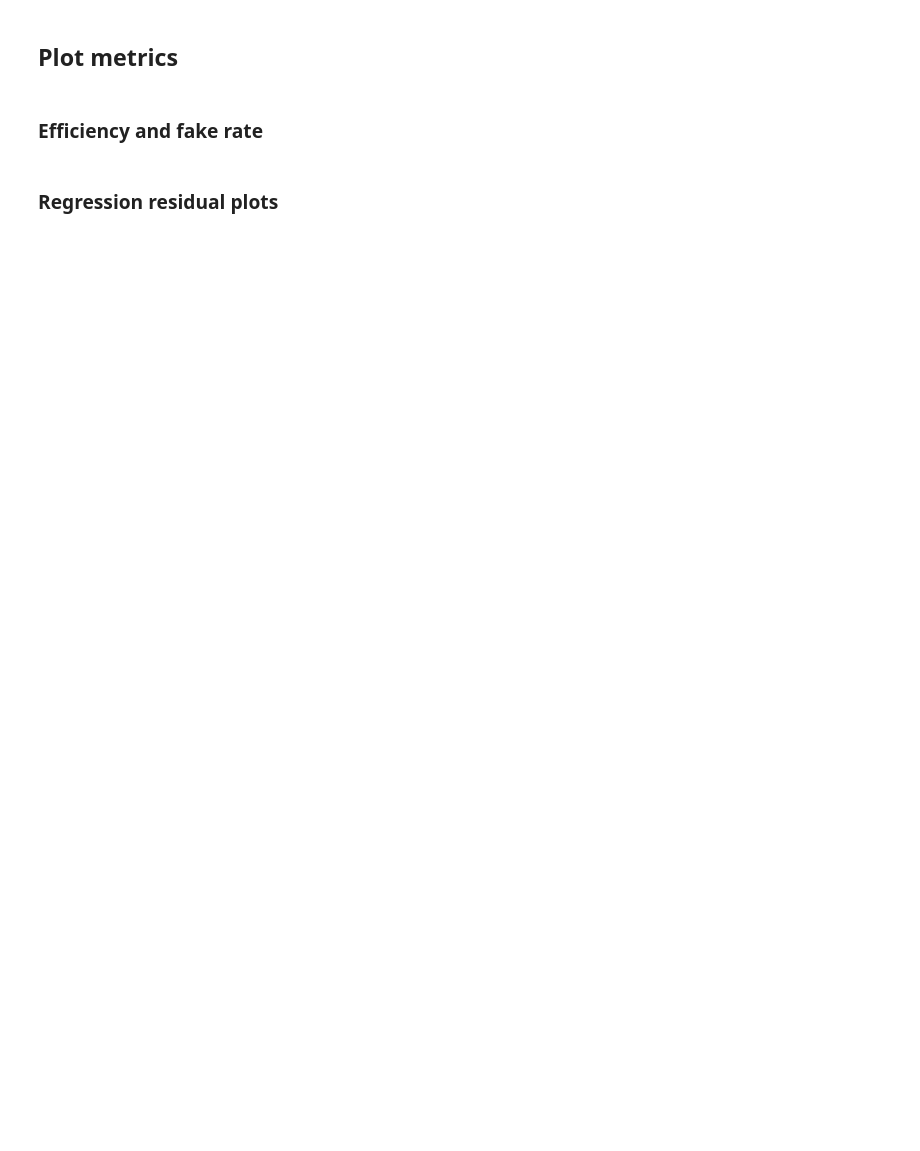
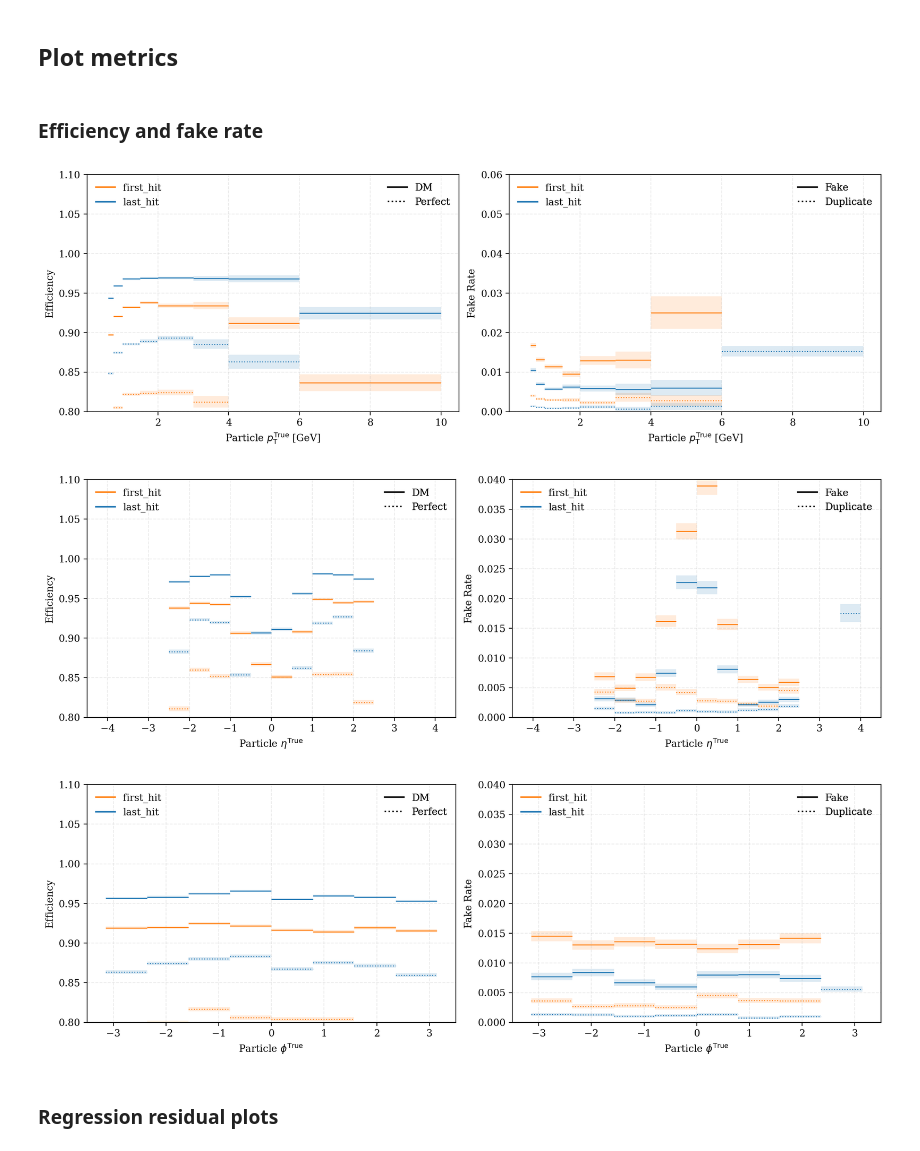
Before and after one commit to mungomangat/hepattn, a Jupyter notebook: src/hepattn/experiments/trackml/eval/tracking_output_plots.ipynb, the cells around one changed output. Cells and saved outputs as stored; diff of their text form; code cells hidden in the pictures; blank space fills up the shorter version.

Commit message:
Adapting plotting notebook to work for dynamic query analysis

```diff
--- a/src/hepattn/experiments/trackml/eval/tracking_output_plots.ipynb
+++ b/src/hepattn/experiments/trackml/eval/tracking_output_plots.ipynb
@@ -25,16 +28,8 @@ plt.rcParams["figure.constrained_layout.use"] = True
 ## Plot parameters
 # %%
 training_colours = {
-    "Paper": "tab:green",
-    "TRK-v0 0.9 GeV": "tab:orange",  # |eta| < 4.0
-    "trackml 1 GeV": "tab:blue",  # |eta| < 2.5
-    "trackml 0.6 GeV": "mediumvioletred",
-    "thresh_low_iou": "tab:green",
-    "thresh_low_iou2": "tab:green",
-    "thresh_low": "cornflowerblue",
-    "1 GeV": "mediumseagreen",
-    "iou": "mediumseagreen",
-    "baseline": "red",
+    "first_hit": "tab:orange",
+    "last_hit": "tab:blue",
 }
 
 qty_bins = {
@@ -120,7 +131,7 @@ plot_fr = True
 # plot_trainings = {"baseline"}  # trainings to be included in plot
 plot_trainings = tracking_fnames.keys()
 for qty in particle_targets:
-    if qty not in {"pt", "eta", "phi"}:
+    if qty not in {"pt", "eta", "phi", "vz"}:
         continue
 
     axlist = []
@@ -200,33 +211,37 @@ for qty in particle_targets:
             i.set_xticks(np.arange(start=2, stop=11, step=2))
         if qty == "eta":
             i.set_xlim([-4.5, 4.5])
             i.set_xticks(np.arange(start=-4, stop=4.5, step=1))
         if qty == "phi":
             i.set_xlim([-3.5, 3.5])
             i.set_xticks(np.arange(start=-3, stop=3.5, step=1))
         if qty == "vz":
             i.set_xlim([-112, 112])
             i.set_xticks(np.arange(start=-100, stop=110, step=25))
 
     # custom legends
     legend_elements_0 = [Line2D([0], [0], color=training_colours[training], label=training) for training in names]
     leg1_0 = ax.legend(handles=legend_elements_0, frameon=False, loc="upper left")
     ax.add_artist(leg1_0)
 
     legend_elements_eff = [Line2D([0], [0], color="black", label="DM"), Line2D([0], [0], color="black", ls="dotted", label="Perfect")]
     leg2_0 = ax.legend(handles=legend_elements_eff, frameon=False, loc="upper right")
     ax.add_artist(leg2_0)
     if plot_fr:
         leg1_1 = ax1.legend(handles=legend_elements_0, frameon=False, loc="upper left")
         ax1.add_artist(leg1_1)
         legend_elements_fake = [Line2D([0], [0], color="black", label="Fake"), Line2D([0], [0], color="black", ls="dotted", label="Duplicate")]
         leg2_1 = ax1.legend(handles=legend_elements_fake, frameon=False, loc="upper right")
         ax1.add_artist(leg2_1)
         axlist[1].set_ylim(0.0, 0.04)
         if qty == "pt":
             axlist[1].set_ylim(0.0, 0.06)
 
     fig.savefig(out_dir / f"{qty}_eff.pdf")
+# %% [output]
+[figure, added]
+[figure, added]
+[figure, added]
 # %% [markdown]
 ### Regression residual plots
 # %%
```
Also changed, not shown: parts of 4 cells of this notebook.
